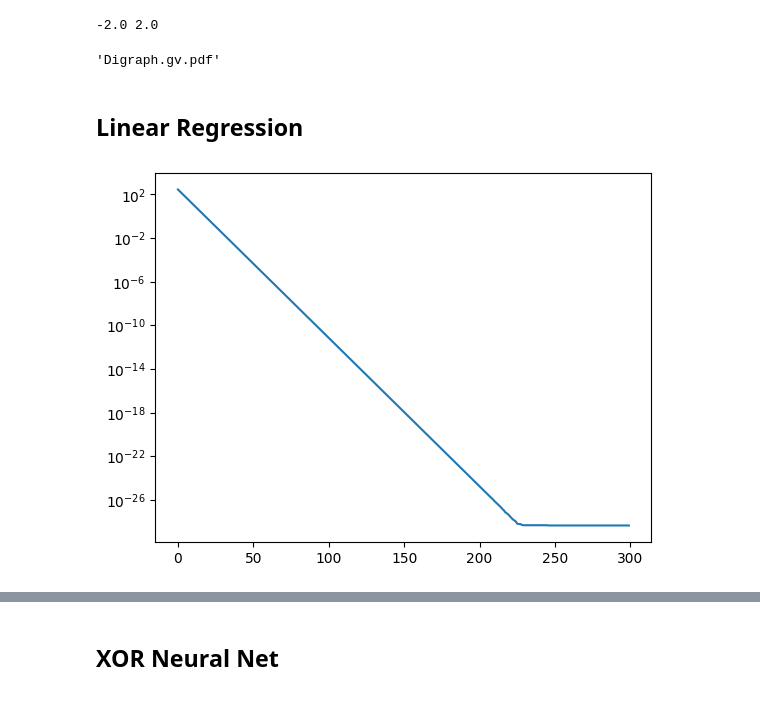
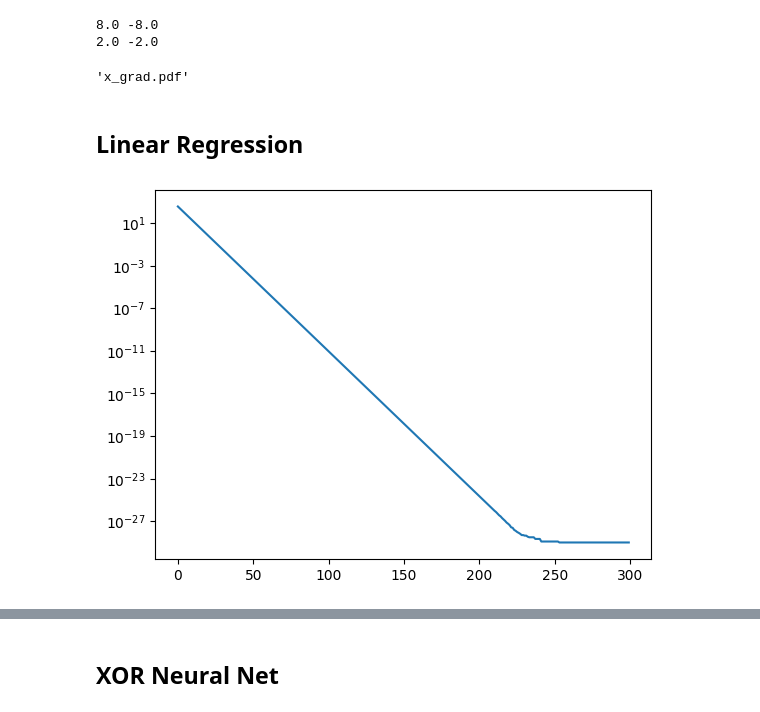
Before and after one commit to AlisaLC/GraDino, a Jupyter notebook: nn.ipynb, the cells around one changed output, grey strips where cells are left out. Saved outputs shown, nothing was run; the diff lists cells and outputs as text; code cells hidden in the pictures.

Commit message:
clear_graph and zero_grad now recursive, higher order gradients added

```diff
--- a/nn.ipynb
+++ b/nn.ipynb
@@ -4,40 +4,47 @@ import grad
 from grad import variable as vp
 from grad.variable import Variable as vn
 # %%
-x = vn(1.0, requires_grad=True)
-y = vn(2.0, requires_grad=True)
+x = vn(17.0, requires_grad=True)
+y = vn(13.0, requires_grad=True)
 z = (x - y) ** 2
-z.backward()
+z.backward(make_graph=True)
 print(x.grad, y.grad)
-z.draw_graph().view()
+z.draw_graph().render('z')
+z.clear_graph()
+x_grad = x.grad
+z.zero_grad()
+x_grad.backward()
+print(x.grad, y.grad)
+x_grad.draw_graph().render('x_grad')
 # %% [output]
--2.0 2.0
+8.0 -8.0
+2.0 -2.0
-'Digraph.gv.pdf'
+'x_grad.pdf'
 # %% [markdown]
 ## Linear Regression
 # %%
 import matplotlib.pyplot as plt
 from tqdm import tqdm
 x = vn(2)
 y = vn(3)
 z = vn(4)
 a = np.array([[x, y, z]])
 W = vp.array(np.random.randn(4, 3))
 Y = vp.array(np.array([17, 13, 19, 23]), requires_grad=False)
 losses = []
 for i in tqdm(range(300)):
     b = a @ W.T
     loss = np.mean((Y - b) ** 2)
     losses.append(loss)
     loss.backward()
     with grad.no_grad():
         W = W - 0.01 * vp.array_grad(W)
     if i != 299:
-        vp.array_zero_grad(W)
+        loss.zero_grad()
 loss.draw_graph().view()
 plt.plot(losses)
 plt.yscale('log')
 plt.show()
 print(a @ W.T)
 # %% [output]
-[figure, old version]
+[figure, new version]
```
Also changed, not shown: parts of 2 cells of this notebook, 2 other files.
